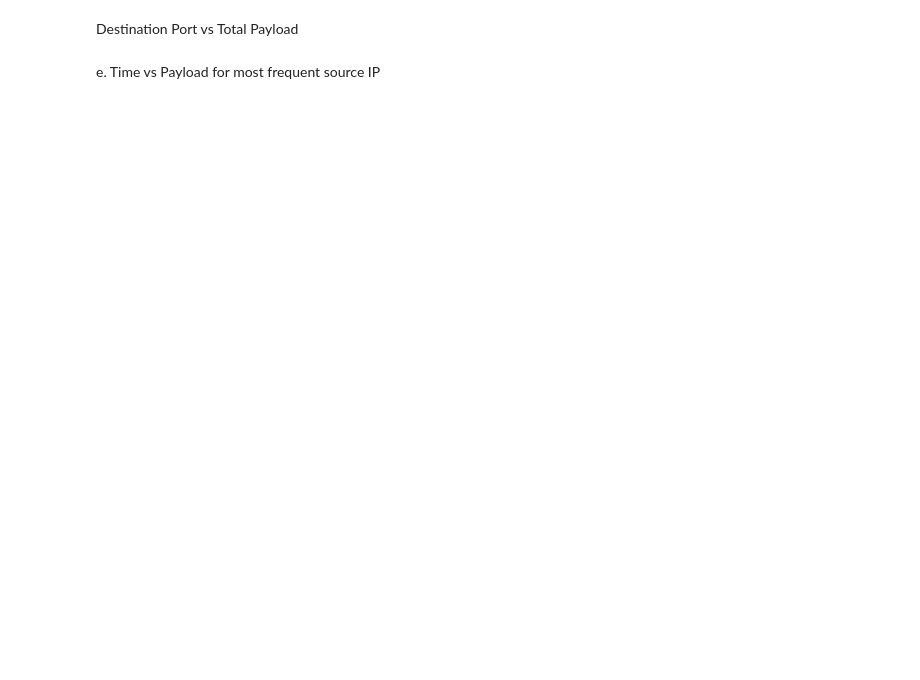
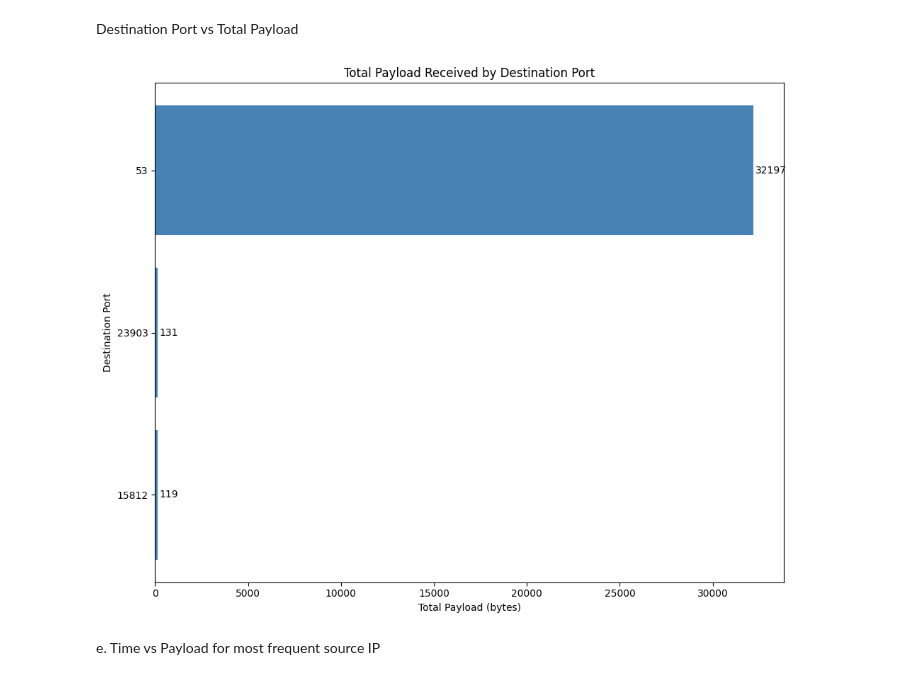
Before and after one commit to adrianrb469/security-ds, a Jupyter notebook: lab6/main.ipynb, the cells around one changed output. Cells and saved outputs as stored; diff of their text form; code cells hidden in the pictures; blank space fills up the shorter version.

```diff
--- a/lab6/main.ipynb
+++ b/lab6/main.ipynb
@@ -250,3 +243,24 @@ fig_d.show()
+# %%
+import matplotlib.pyplot as plt
+
+dst_port_payload = packet_data.groupby('dst_port')['payload_length'].sum().reset_index()
+dst_port_payload = dst_port_payload.sort_values('payload_length', ascending=True)
+dst_port_payload['dst_port'] = dst_port_payload['dst_port'].astype(str)
+
+plt.figure(figsize=(10, 8))
+plt.barh(dst_port_payload['dst_port'], dst_port_payload['payload_length'], color='steelblue')
+plt.xlabel('Total Payload (bytes)')
+plt.ylabel('Destination Port')
+plt.title('Total Payload Received by Destination Port')
+
+for i, v in enumerate(dst_port_payload['payload_length']):
+    plt.text(v + 100, i, str(v), va='center')
+
+plt.tight_layout()
+plt.savefig('dst_port_payload.png', dpi=300)
+plt.show()
+# %% [output]
+[figure, added]
 # %% [markdown]
 e. Time vs Payload for most frequent source IP
 # %%
```
Also changed, not shown: parts of 12 cells of this notebook, 1 other file.
